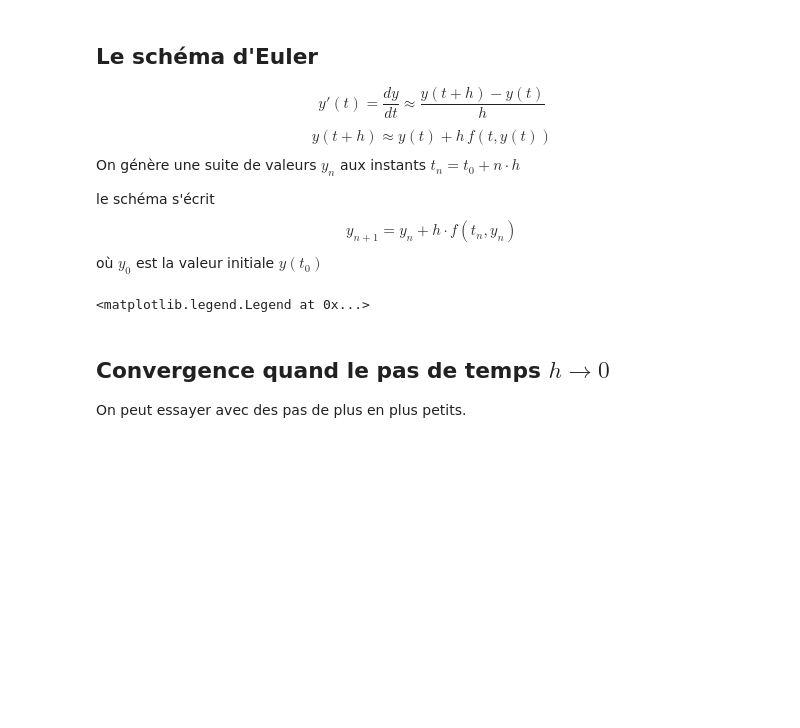
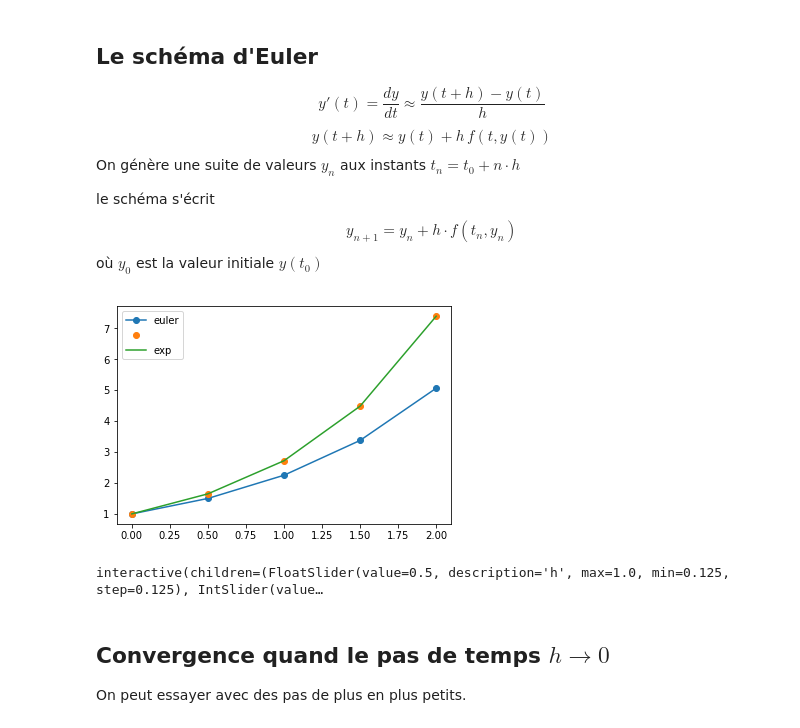
Before and after one commit to azerad/labomathedo, a Jupyter notebook: labomathedo.ipynb, the cells around one changed output. Cells and saved outputs as stored; diff of their text form; code cells hidden in the pictures; blank space fills up the shorter version.

Commit message:
Add files via upload
modifs interactive

```diff
--- a/labomathedo.ipynb
+++ b/labomathedo.ipynb
@@ -81,20 +133,25 @@ def euler(f, t0, y0, h, tfin):
 # %%
-import math
-def f(t,y):
-    return y
+import matplotlib.pyplot as plt
 # tinitial, donnee initiale, pas de temps, tfinal
-t0,y0, h, tfin = 0,1, 1/2, 2
+t0,y0=0,1
+def quadeuler(  h=1/2, tfin = 2):
 # appel de la fonction
-y=euler(f, t0, y0, h, tfin)
+    y=euler(f, t0, y0, h, tfin)
+    t=np.arange(t0,tfin+h,h)
+    plt.plot(t,y,'-o')
+    z=y0*np.exp(t)
+    plt.plot(t,z,'o')
+    tt=np.arange(t0,tfin+h,h)
+    plt.plot(tt,y0*np.exp(tt),'-')
+    plt.legend(['euler','','exp'])
+quadeuler()
+# %% [output]
+[figure, added]
-# %%
-import matplotlib.pyplot as plt
-t=np.arange(t0,tfin+h,h)
-plt.plot(t,y,'-o')
-z=np.exp(t)
-plt.plot(t,z,'-o')
-plt.legend(['euler','exp'])
-# %% [output]
-<matplotlib.legend.Legend at 0x...>
+# %%
+from ipywidgets import interact
+interact(quadeuler,  h=(1/8, 1, 1/8), tfin=(1,5));
+# %% [output]
+interactive(children=(FloatSlider(value=0.5, description='h', max=1.0, min=0.125, step=0.125), IntSlider(value…
 # %% [markdown]
 ## Convergence quand le pas de temps $h\to 0$
 On peut essayer avec des pas de plus en plus petits.
```
Also changed, not shown: parts of 27 cells of this notebook.
